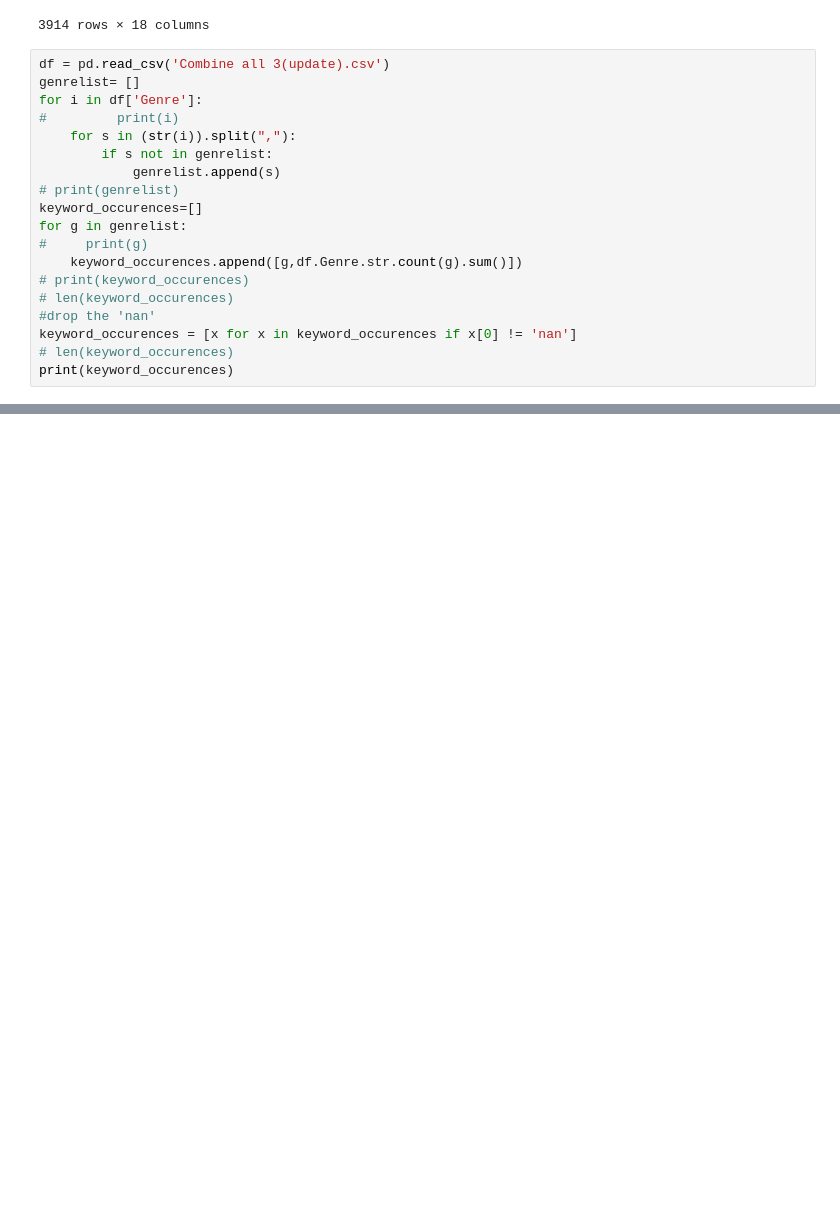
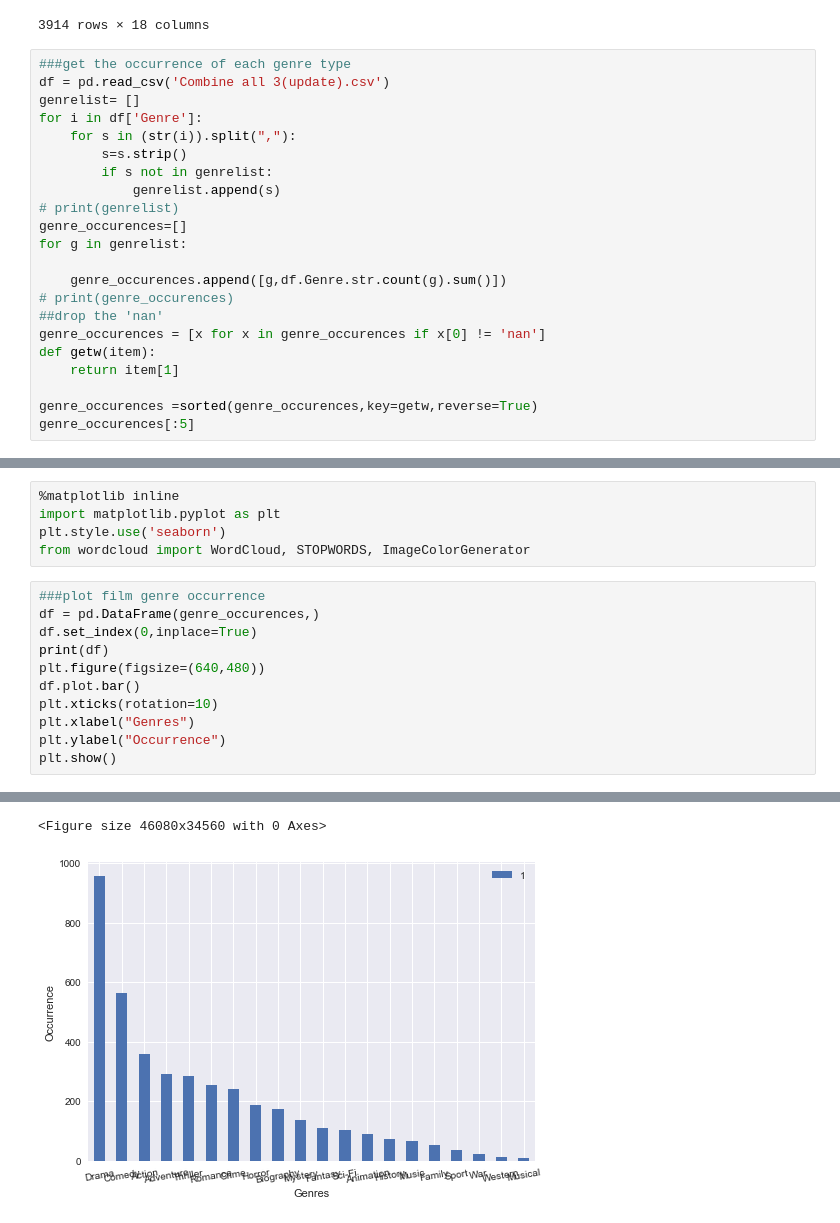
Before and after one commit to cicisongze/Movie_analysis_project, a Jupyter notebook: Data_Visualization.ipynb, the cells around one changed output, grey strips where cells are left out. Cells and saved outputs as stored; diff of their text form; blank space fills up the shorter version.

Commit message:
Plot genre occurence
using pandas, numpy and matplotlib to create a bar plot showing the occurrence of each film genre

```diff
--- a/Data_Visualization.ipynb
+++ b/Data_Visualization.ipynb
@@ -46,22 +47,25 @@ getseason(path)
 | 3913 | 3913 | the truth about love is... | March 30, 2017 | Italian | 1h 32m | $2,469,509.00 | NaN | NaN | NaN | ... |
 3914 rows × 18 columns
 # %%
+###get the occurrence of each genre type
 df = pd.read_csv('Combine all 3(update).csv')
 genrelist= []
 for i in df['Genre']:
-#         print(i)
     for s in (str(i)).split(","):
+        s=s.strip()
         if s not in genrelist:
             genrelist.append(s)
 # print(genrelist)
-keyword_occurences=[]
+genre_occurences=[]
 for g in genrelist:
-#     print(g)
-    keyword_occurences.append([g,df.Genre.str.count(g).sum()])
-# print(keyword_occurences)
-# len(keyword_occurences)
-#drop the 'nan'
-keyword_occurences = [x for x in keyword_occurences if x[0] != 'nan']
-# len(keyword_occurences)
-print(keyword_occurences)
+
+    genre_occurences.append([g,df.Genre.str.count(g).sum()])
+# print(genre_occurences)
+##drop the 'nan'
+genre_occurences = [x for x in genre_occurences if x[0] != 'nan']
+def getw(item):
+    return item[1]
+
+genre_occurences =sorted(genre_occurences,key=getw,reverse=True)
+genre_occurences[:5]
 # %% [output]
@@ -68,0 +77,17 @@ print(keyword_occurences)
+# %%
+%matplotlib inline
+import matplotlib.pyplot as plt
+plt.style.use('seaborn')
+from wordcloud import WordCloud, STOPWORDS, ImageColorGenerator
+# %%
+###plot film genre occurrence
+df = pd.DataFrame(genre_occurences,)
+df.set_index(0,inplace=True)
+print(df)
+plt.figure(figsize=(640,480))
+df.plot.bar()
+plt.xticks(rotation=10)
+plt.xlabel("Genres")
+plt.ylabel("Occurrence")
+plt.show()
+# %% [output]
@@ -68,0 +111,2 @@ print(keyword_occurences)
+<Figure size 46080x34560 with 0 Axes>
+[figure, added]
```
Also changed, not shown: parts of 3 cells of this notebook.
